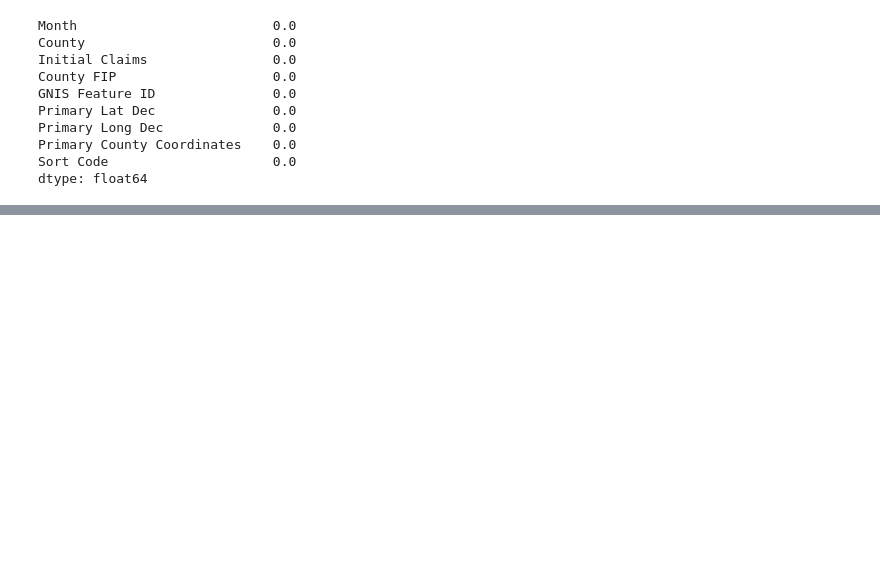
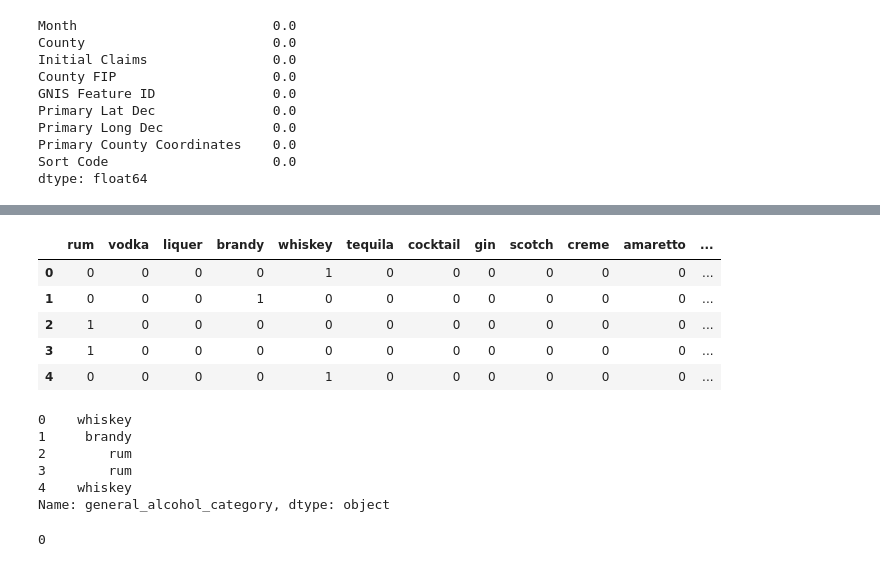
Before and after one commit to mhelak/LiquorSales, a Jupyter notebook: Data Cleaning.ipynb, the cells around one changed output, grey strips where cells are left out. Saved outputs shown, nothing was run; the diff lists cells and outputs as text; code cells hidden in the pictures; blank space fills up the shorter version.

```diff
--- a/Data Cleaning.ipynb
+++ b/Data Cleaning.ipynb
@@ -456,0 +235,45 @@ Name: Month, dtype: object
+# %%
+dfc['rum'] = dfc['category_name'].str.contains('RUM')
+dfc['vodka'] = dfc['category_name'].str.contains('VODKA')
+dfc['liquer'] = dfc['category_name'].str.contains('LIQUER')
+dfc['brandy'] = dfc['category_name'].str.contains('BRANDIE')
+dfc['whiskey'] = dfc['category_name'].str.contains('WHISK')
+dfc['tequila'] = dfc['category_name'].str.contains('TEQUILA')
+dfc['cocktail'] = dfc['category_name'].str.contains('COCKTAIL')
+dfc['gin'] = dfc['category_name'].str.contains('DRY GIN')
+dfc['scotch'] = dfc['category_name'].str.contains('SCOTCH')
+dfc['creme'] = dfc['category_name'].str.contains('CREME')
+dfc['amaretto']  = dfc['category_name'].str.contains('AMARETTO')
+dfc['bourbon'] = dfc['category_name'].str.contains('BOURBON')
+dfc['spirit'] = dfc['category_name'].str.contains('SPIRIT')
+# %%
+other_crit = ((dfc['rum']==False) &
+    (dfc['vodka']==False) &
+    (dfc['liquer']==False) &
+    (dfc['brandy']==False) &
+    (dfc['whiskey']==False) &
+    (dfc['tequila']==False) &
+    (dfc['cocktail']==False) &
+    (dfc['gin']==False) &
+    (dfc['scotch']==False) &
+    (dfc['creme']==False) &
+    (dfc['amaretto']==False) &
+    (dfc['bourbon']==False) &
+    (dfc['spirit']==False))
+
+dfc['other'] = other_crit
+# %%
+alcohol_subset = dfc[['rum', 'vodka',
+       'liquer', 'brandy', 'whiskey', 'tequila', 'cocktail', 'gin', 'scotch',
+       'creme', 'amaretto', 'bourbon', 'spirit', 'other']]
+# %%
+alcohol_subset = alcohol_subset.astype(int)
+# %%
+alcohol_subset.head()
+# %% [output]
+|  | rum | vodka | liquer | brandy | whiskey | tequila | cocktail | gin | scotch | creme | amaretto | ... |
+| 0 | 0 | 0 | 0 | 0 | 1 | 0 | 0 | 0 | 0 | 0 | 0 | ... |
+| 1 | 0 | 0 | 0 | 1 | 0 | 0 | 0 | 0 | 0 | 0 | 0 | ... |
+| 2 | 1 | 0 | 0 | 0 | 0 | 0 | 0 | 0 | 0 | 0 | 0 | ... |
+| 3 | 1 | 0 | 0 | 0 | 0 | 0 | 0 | 0 | 0 | 0 | 0 | ... |
+| 4 | 0 | 0 | 0 | 0 | 1 | 0 | 0 | 0 | 0 | 0 | 0 | ... |
@@ -456,0 +289,13 @@ Name: Month, dtype: object
+# %%
+dfc['general_alcohol_category'].head()
+# %% [output]
+0    whiskey
+1     brandy
+2        rum
+3        rum
+4    whiskey
+Name: general_alcohol_category, dtype: object
+# %%
+dfc['general_alcohol_category'].isna().sum()
+# %% [output]
+0
```
Also changed, not shown: parts of 115 cells of this notebook.
